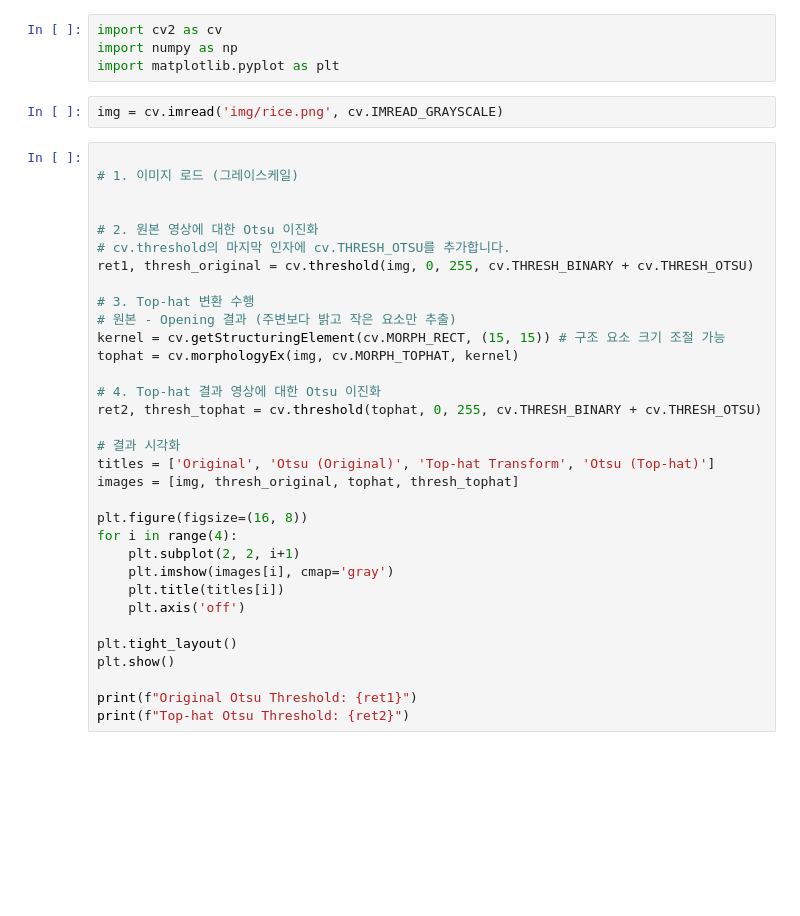
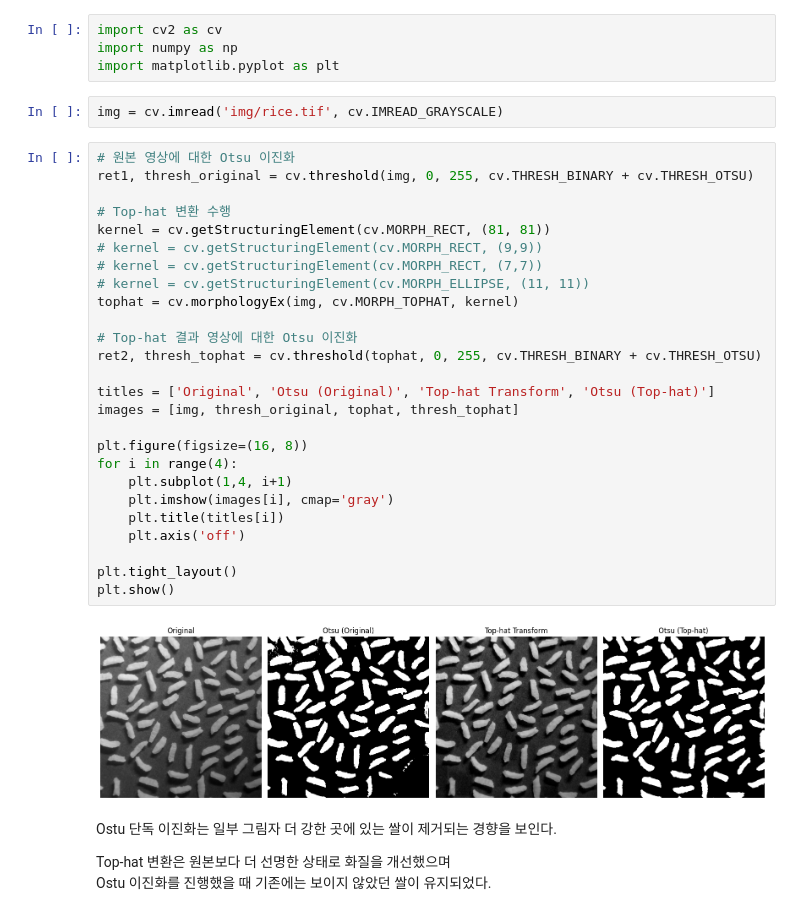
Before and after one commit to yoonhamin/2026-1_CV, a Jupyter notebook: 02주/HW#2-09.ipynb, the cells around one changed output. Drawn from its saved outputs; the diff is of its cells as text; blank space fills up the shorter version.

```diff
--- a/02주/HW#2-09.ipynb
+++ b/02주/HW#2-09.ipynb
@@ -3,37 +3,37 @@ import cv2 as cv
 import numpy as np
 import matplotlib.pyplot as plt
 # %%
-img = cv.imread('img/rice.png', cv.IMREAD_GRAYSCALE)
+img = cv.imread('img/rice.tif', cv.IMREAD_GRAYSCALE)
 # %%
-
-# 1. 이미지 로드 (그레이스케일)
-
-
-# 2. 원본 영상에 대한 Otsu 이진화
-# cv.threshold의 마지막 인자에 cv.THRESH_OTSU를 추가합니다.
+# 원본 영상에 대한 Otsu 이진화
 ret1, thresh_original = cv.threshold(img, 0, 255, cv.THRESH_BINARY + cv.THRESH_OTSU)
 
-# 3. Top-hat 변환 수행
-# 원본 - Opening 결과 (주변보다 밝고 작은 요소만 추출)
-kernel = cv.getStructuringElement(cv.MORPH_RECT, (15, 15)) # 구조 요소 크기 조절 가능
+# Top-hat 변환 수행
+kernel = cv.getStructuringElement(cv.MORPH_RECT, (81, 81))
+# kernel = cv.getStructuringElement(cv.MORPH_RECT, (9,9))
+# kernel = cv.getStructuringElement(cv.MORPH_RECT, (7,7))
+# kernel = cv.getStructuringElement(cv.MORPH_ELLIPSE, (11, 11))
 tophat = cv.morphologyEx(img, cv.MORPH_TOPHAT, kernel)
 
-# 4. Top-hat 결과 영상에 대한 Otsu 이진화
+# Top-hat 결과 영상에 대한 Otsu 이진화
 ret2, thresh_tophat = cv.threshold(tophat, 0, 255, cv.THRESH_BINARY + cv.THRESH_OTSU)
 
-# 결과 시각화
 titles = ['Original', 'Otsu (Original)', 'Top-hat Transform', 'Otsu (Top-hat)']
 images = [img, thresh_original, tophat, thresh_tophat]
 
 plt.figure(figsize=(16, 8))
 for i in range(4):
-    plt.subplot(2, 2, i+1)
+    plt.subplot(1,4, i+1)
     plt.imshow(images[i], cmap='gray')
     plt.title(titles[i])
     plt.axis('off')
 
 plt.tight_layout()
 plt.show()
-
-print(f"Original Otsu Threshold: {ret1}")
-print(f"Top-hat Otsu Threshold: {ret2}")
+# %% [output]
+[figure, added]
+# %% [markdown]
+Ostu 단독 이진화는 일부 그림자 더 강한 곳에 있는 쌀이 제거되는 경향을 보인다.
+
+Top-hat 변환은 원본보다 더 선명한 상태로 화질을 개선했으며
+Ostu 이진화를 진행했을 때 기존에는 보이지 않았던 쌀이 유지되었다.
```
Also changed, not shown: 6 other files.
